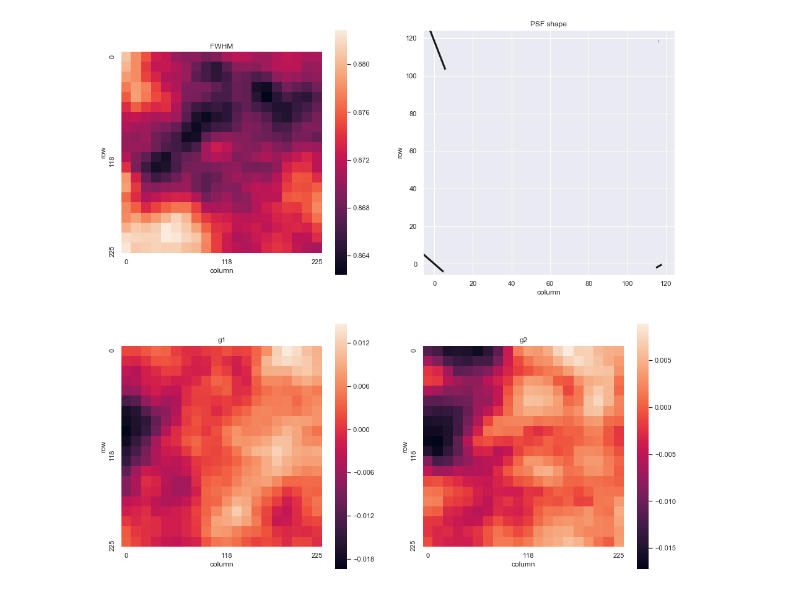
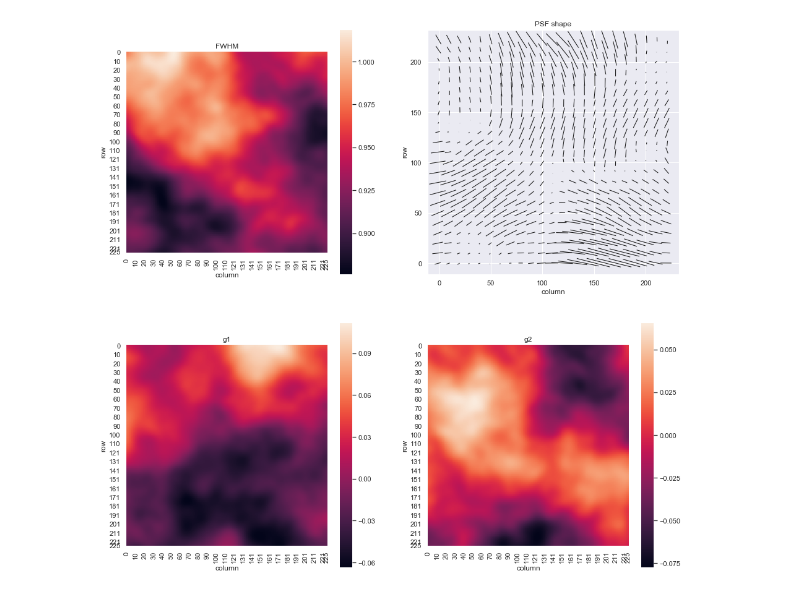
Before and after one commit to beckermr/metadetect-sims, a Jupyter notebook: plots_and_notebooks/plot_ps_psf.ipynb, the cells around one changed output. Cells and saved outputs as stored; diff of their text form; code cells hidden in the pictures.

```diff
--- a/plots_and_notebooks/plot_ps_psf.ipynb
+++ b/plots_and_notebooks/plot_ps_psf.ipynb
@@ -35,9 +35,9 @@ def _get_psf_variation(func, n=20):
 
 from mdetsims.plots import plot_psf_model
 # %%
-rng = np.random.RandomState(seed=2834)
+rng = np.random.RandomState(seed=24)
 noise_level = 0
-variation_factor = 1
+variation_factor = 5
 psfs = [
     PowerSpectrumPSF(
         rng=rng,
@@ -75,10 +57,10 @@ plot_psf_model(fwhm, g1, g2, 225, axs)
 # %%
 func = lambda x,y: psfs[1].getPSF(galsim.PositionD(x=x, y=y))
 
-n = 20
+n = 225
 fwhm, g1, g2 = _get_psf_variation(func, n=n)
 
 fig, axs = plt.subplots(nrows=2, ncols=2, figsize=(16, 16))
 plot_psf_model(fwhm, g1, g2, 225, axs)
 # %% [output]
-[figure, old version]
+[figure, new version]
```
Also changed, not shown: parts of 4 cells of this notebook, 19 other files.
